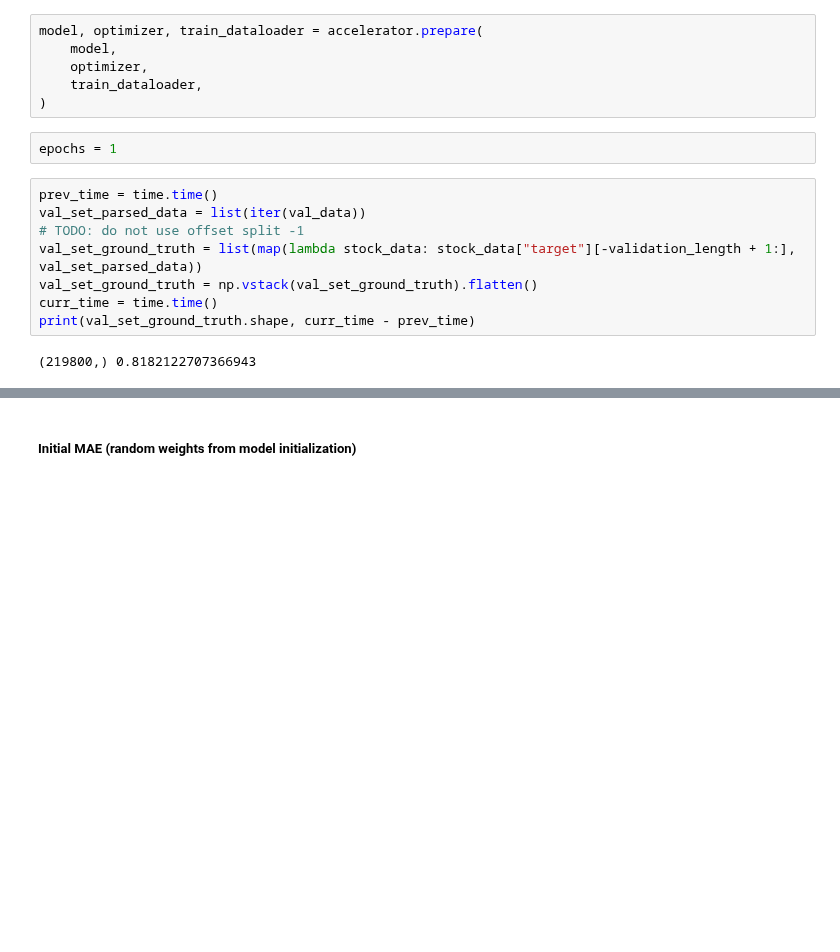
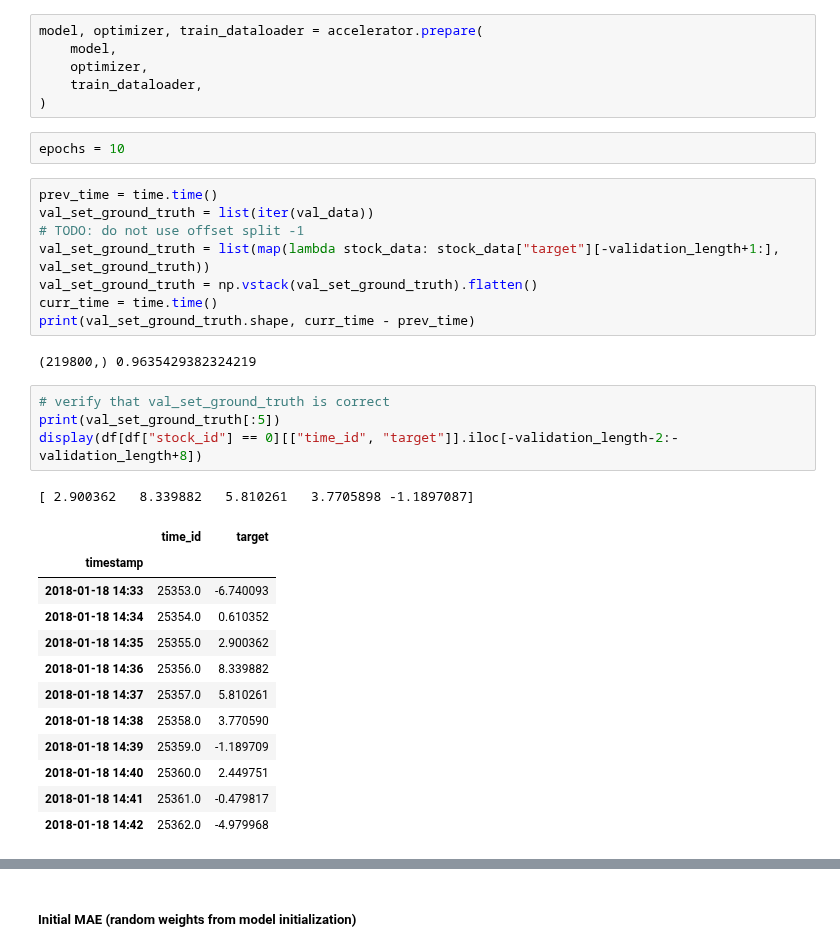
Before and after one commit to florencetsang/optiver2023, a Jupyter notebook: florence/time-series-transformer.ipynb, the cells around one changed output, grey strips where cells are left out. Cells and saved outputs as stored; diff of their text form; blank space fills up the shorter version.

```diff
--- a/florence/time-series-transformer.ipynb
+++ b/florence/time-series-transformer.ipynb
@@ -1051,14 +1000,32 @@ model, optimizer, train_dataloader = accelerator.prepare(
     train_dataloader,
 )
 # %%
-epochs = 1
+epochs = 10
 # %%
 prev_time = time.time()
-val_set_parsed_data = list(iter(val_data))
+val_set_ground_truth = list(iter(val_data))
 # TODO: do not use offset split -1
-val_set_ground_truth = list(map(lambda stock_data: stock_data["target"][-validation_length + 1:], val_set_parsed_data))
+val_set_ground_truth = list(map(lambda stock_data: stock_data["target"][-validation_length+1:], val_set_ground_truth))
 val_set_ground_truth = np.vstack(val_set_ground_truth).flatten()
 curr_time = time.time()
 print(val_set_ground_truth.shape, curr_time - prev_time)
 # %% [output]
-(219800,) 0.8182122707366943
+(219800,) 0.9635429382324219
+# %%
+# verify that val_set_ground_truth is correct
+print(val_set_ground_truth[:5])
+display(df[df["stock_id"] == 0][["time_id", "target"]].iloc[-validation_length-2:-validation_length+8])
+# %% [output]
+[ 2.900362   8.339882   5.810261   3.7705898 -1.1897087]
+|  | time_id | target |
+| timestamp |  |  |
+| 2018-01-18 14:33 | 25353.0 | -6.740093 |
+| 2018-01-18 14:34 | 25354.0 | 0.610352 |
+| 2018-01-18 14:35 | 25355.0 | 2.900362 |
+| 2018-01-18 14:36 | 25356.0 | 8.339882 |
+| 2018-01-18 14:37 | 25357.0 | 5.810261 |
+| 2018-01-18 14:38 | 25358.0 | 3.770590 |
+| 2018-01-18 14:39 | 25359.0 | -1.189709 |
+| 2018-01-18 14:40 | 25360.0 | 2.449751 |
+| 2018-01-18 14:41 | 25361.0 | -0.479817 |
+| 2018-01-18 14:42 | 25362.0 | -4.979968 |
```
Also changed, not shown: parts of 28 cells of this notebook.
